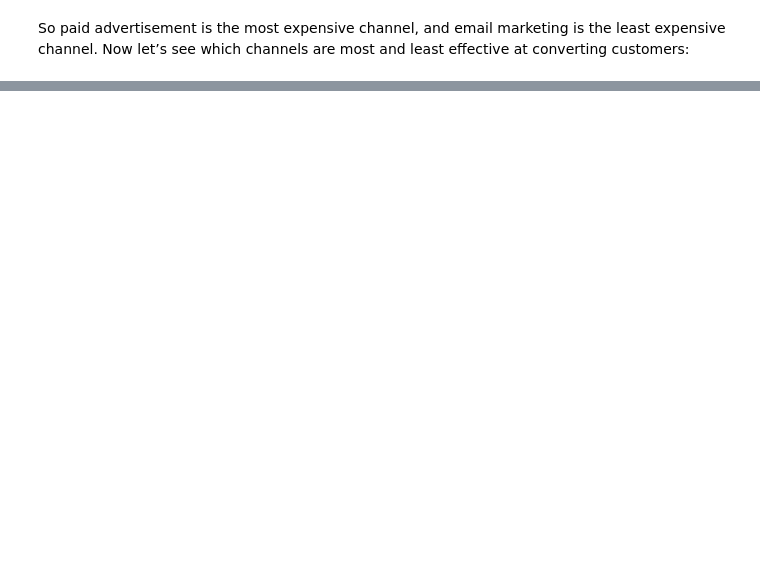
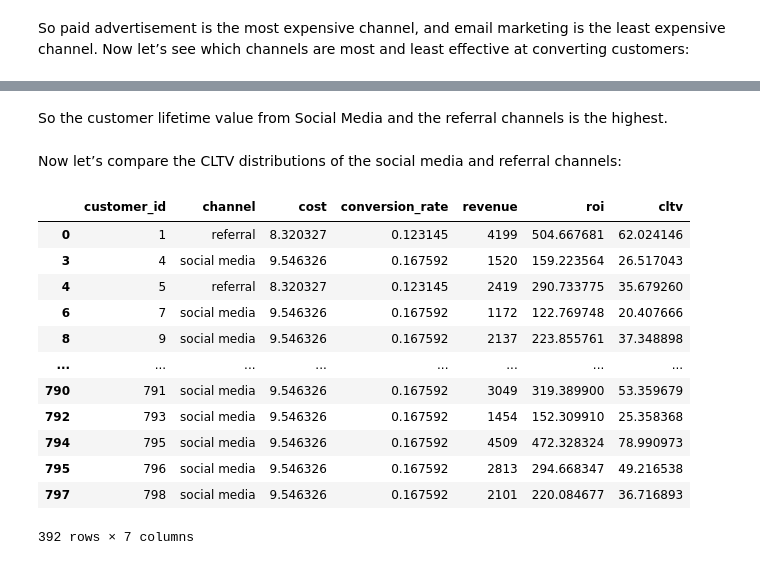
Before and after one commit to Gasmi33/Customer-Lifetime-Value-Analysis, a Jupyter notebook: Customer Lifetime Value Analysis.ipynb, the cells around one changed output, grey strips where cells are left out. Saved outputs shown, nothing was run; the diff lists cells and outputs as text; code cells hidden in the pictures; blank space fills up the shorter version.

Commit message:
effective channel

```diff
--- a/Customer Lifetime Value Analysis.ipynb
+++ b/Customer Lifetime Value Analysis.ipynb
@@ -65,0 +91,2 @@ fig.show()
+# %%
+data['roi']= data['revenue'] / data['cost']
@@ -65,0 +115,2 @@ fig.show()
+# %%
+data['cltv'] = (data['revenue'] - data['cost']) * data['conversion_rate'] / data['cost']
@@ -65,0 +129,22 @@ fig.show()
+# %% [markdown]
+So the customer lifetime value from Social Media and the referral channels is the highest.
+# %% [markdown]
+Now let’s compare the CLTV distributions of the social media and referral channels:
+# %%
+subset = data.loc[data['channel'].isin(['social media','referral'])]
+# %%
+subset
+# %% [output]
+|  | customer_id | channel | cost | conversion_rate | revenue | roi | cltv |
+| 0 | 1 | referral | 8.320327 | 0.123145 | 4199 | 504.667681 | 62.024146 |
+| 3 | 4 | social media | 9.546326 | 0.167592 | 1520 | 159.223564 | 26.517043 |
+| 4 | 5 | referral | 8.320327 | 0.123145 | 2419 | 290.733775 | 35.679260 |
+| 6 | 7 | social media | 9.546326 | 0.167592 | 1172 | 122.769748 | 20.407666 |
+| 8 | 9 | social media | 9.546326 | 0.167592 | 2137 | 223.855761 | 37.348898 |
+| ... | ... | ... | ... | ... | ... | ... | ... |
+| 790 | 791 | social media | 9.546326 | 0.167592 | 3049 | 319.389900 | 53.359679 |
+| 792 | 793 | social media | 9.546326 | 0.167592 | 1454 | 152.309910 | 25.358368 |
+| 794 | 795 | social media | 9.546326 | 0.167592 | 4509 | 472.328324 | 78.990973 |
+| 795 | 796 | social media | 9.546326 | 0.167592 | 2813 | 294.668347 | 49.216538 |
+| 797 | 798 | social media | 9.546326 | 0.167592 | 2101 | 220.084677 | 36.716893 |
+392 rows × 7 columns
```
Also changed, not shown: parts of 19 cells of this notebook.
